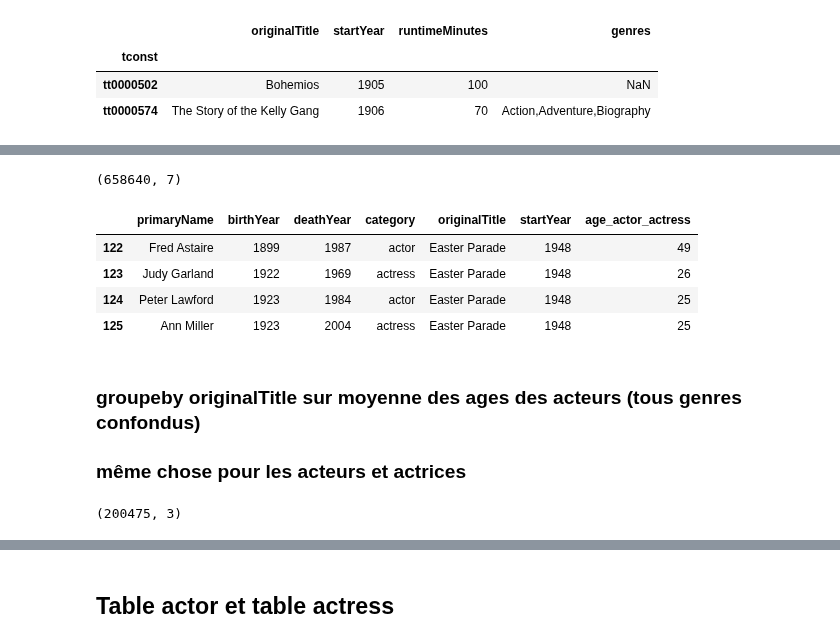
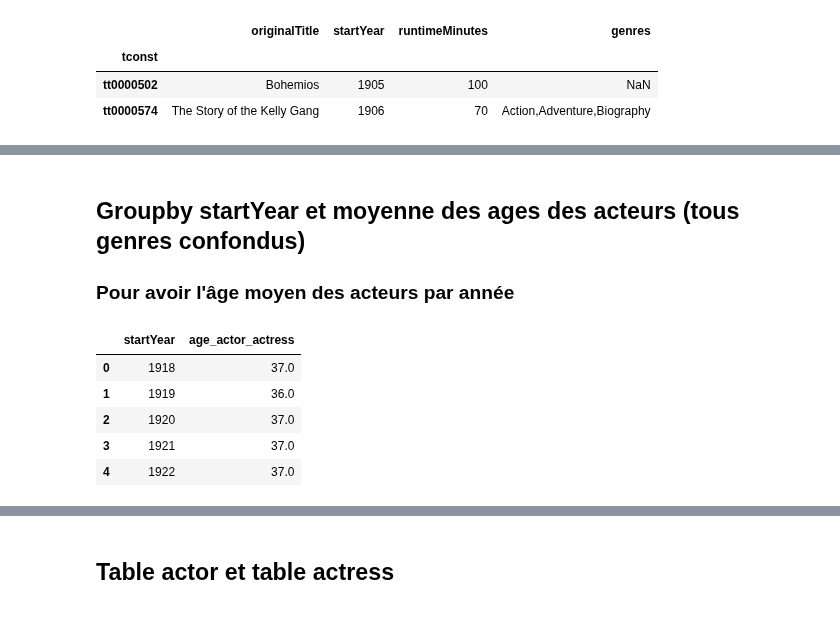
Before and after one commit to CathieLC/Wild_movie_project, a Jupyter notebook: Catherine/Catherine_mean_age_actors.ipynb, the cells around one changed output, grey strips where cells are left out. Saved outputs shown, nothing was run; the diff lists cells and outputs as text; code cells hidden in the pictures.

```diff
--- a/Catherine/Catherine_mean_age_actors.ipynb
+++ b/Catherine/Catherine_mean_age_actors.ipynb
@@ -438,5 +388,0 @@ actors_title_movies = actors_title_movies[(actors_title_movies['startYear'] >= 1
-# %%
-#check
-actors_title_movies.shape
-# %% [output]
-(658640, 7)
@@ -447,19 +389,22 @@ check_film = actors_title_movies[actors_title_movies['originalTitle'] == "Easter
-# %%
-check_film
-# %% [output]
-|  | primaryName | birthYear | deathYear | category | originalTitle | startYear | age_actor_actress |
-| 122 | Fred Astaire | 1899 | 1987 | actor | Easter Parade | 1948 | 49 |
-| 123 | Judy Garland | 1922 | 1969 | actress | Easter Parade | 1948 | 26 |
-| 124 | Peter Lawford | 1923 | 1984 | actor | Easter Parade | 1948 | 25 |
-| 125 | Ann Miller | 1923 | 2004 | actress | Easter Parade | 1948 | 25 |
 # %% [markdown]
-### groupeby originalTitle sur moyenne des ages des acteurs (tous genres confondus)
-### même chose pour les acteurs et actrices
+## Groupby startYear et moyenne des ages des acteurs (tous genres confondus)
+### Pour avoir l'âge moyen des acteurs par année
 # %%
-# calcul moyenne age groupby('originalTitle')
-age_mean = round(actors_title_movies.groupby('originalTitle').mean('age_actor_actress'))
+# calcul moyenne age groupby(by=["originalTitle" & "startYear"])
+age_mean_year = round(actors_title_movies.groupby(by=["startYear"]).mean('age_actor_actress'))
 
-# check df age_mean
-age_mean.shape
+#reset index
+age_mean_year = age_mean_year.reset_index()
+
+#drop colonnes
+age_mean_year.drop(columns=['index', 'birthYear'], inplace =True)
+
+#check df age_mean2
+age_mean_year.head()
 # %% [output]
-(200475, 3)
+|  | startYear | age_actor_actress |
+| 0 | 1918 | 37.0 |
+| 1 | 1919 | 36.0 |
+| 2 | 1920 | 37.0 |
+| 3 | 1921 | 37.0 |
+| 4 | 1922 | 37.0 |
```
Also changed, not shown: parts of 41 cells of this notebook.
